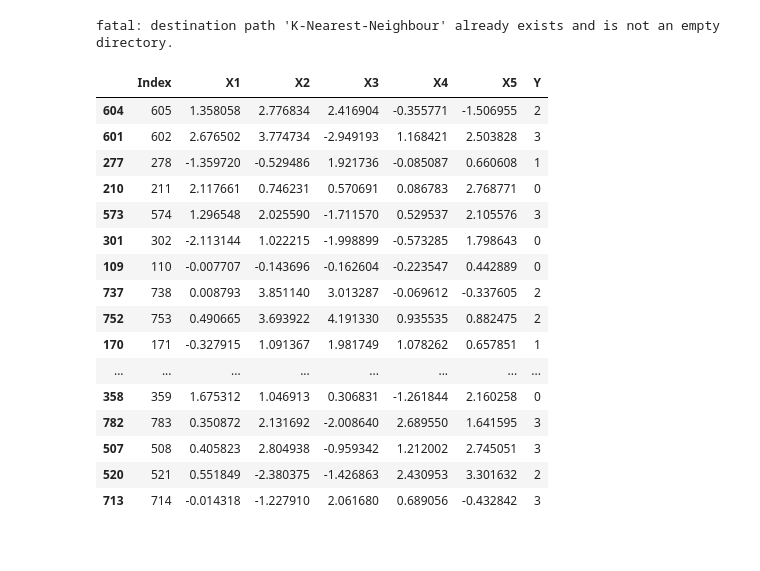
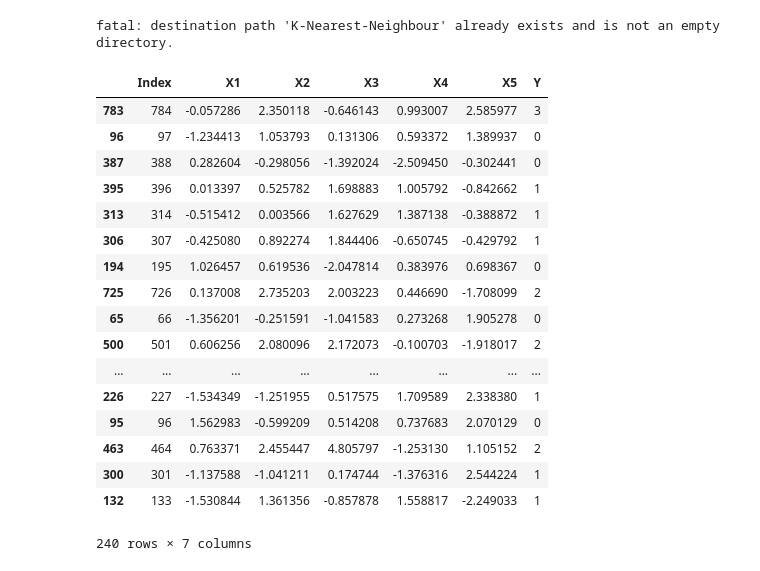
Before and after one commit to rizkiar00/K-Nearest-Neighbour, a Jupyter notebook: KNN.ipynb, the cells around one changed output. Saved outputs shown, nothing was run; the diff lists cells and outputs as text; code cells hidden in the pictures.

```diff
--- a/KNN.ipynb
+++ b/KNN.ipynb
@@ -13,26 +13,27 @@ from sklearn.metrics import classification_report,confusion_matrix
 fatal: destination path 'K-Nearest-Neighbour' already exists and is not an empty directory.
 # %%
 datatraining = pd.read_csv('K-Nearest-Neighbour/DataTrain_Tugas3_AI.csv',skipinitialspace=True) #Masukkan Data dan Buat Data Training
-datasample = datatraining.sample(n=30)
+datasample = datatraining.sample(n=240)
 datasample
 # %% [output]
 |  | Index | X1 | X2 | X3 | X4 | X5 | Y |
-| 604 | 605 | 1.358058 | 2.776834 | 2.416904 | -0.355771 | -1.506955 | 2 |
-| 601 | 602 | 2.676502 | 3.774734 | -2.949193 | 1.168421 | 2.503828 | 3 |
-| 277 | 278 | -1.359720 | -0.529486 | 1.921736 | -0.085087 | 0.660608 | 1 |
-| 210 | 211 | 2.117661 | 0.746231 | 0.570691 | 0.086783 | 2.768771 | 0 |
-| 573 | 574 | 1.296548 | 2.025590 | -1.711570 | 0.529537 | 2.105576 | 3 |
-| 301 | 302 | -2.113144 | 1.022215 | -1.998899 | -0.573285 | 1.798643 | 0 |
-| 109 | 110 | -0.007707 | -0.143696 | -0.162604 | -0.223547 | 0.442889 | 0 |
-| 737 | 738 | 0.008793 | 3.851140 | 3.013287 | -0.069612 | -0.337605 | 2 |
-| 752 | 753 | 0.490665 | 3.693922 | 4.191330 | 0.935535 | 0.882475 | 2 |
-| 170 | 171 | -0.327915 | 1.091367 | 1.981749 | 1.078262 | 0.657851 | 1 |
+| 783 | 784 | -0.057286 | 2.350118 | -0.646143 | 0.993007 | 2.585977 | 3 |
+| 96 | 97 | -1.234413 | 1.053793 | 0.131306 | 0.593372 | 1.389937 | 0 |
+| 387 | 388 | 0.282604 | -0.298056 | -1.392024 | -2.509450 | -0.302441 | 0 |
+| 395 | 396 | 0.013397 | 0.525782 | 1.698883 | 1.005792 | -0.842662 | 1 |
+| 313 | 314 | -0.515412 | 0.003566 | 1.627629 | 1.387138 | -0.388872 | 1 |
+| 306 | 307 | -0.425080 | 0.892274 | 1.844406 | -0.650745 | -0.429792 | 1 |
+| 194 | 195 | 1.026457 | 0.619536 | -2.047814 | 0.383976 | 0.698367 | 0 |
+| 725 | 726 | 0.137008 | 2.735203 | 2.003223 | 0.446690 | -1.708099 | 2 |
+| 65 | 66 | -1.356201 | -0.251591 | -1.041583 | 0.273268 | 1.905278 | 0 |
+| 500 | 501 | 0.606256 | 2.080096 | 2.172073 | -0.100703 | -1.918017 | 2 |
 | ... | ... | ... | ... | ... | ... | ... | ... |
-| 358 | 359 | 1.675312 | 1.046913 | 0.306831 | -1.261844 | 2.160258 | 0 |
-| 782 | 783 | 0.350872 | 2.131692 | -2.008640 | 2.689550 | 1.641595 | 3 |
-| 507 | 508 | 0.405823 | 2.804938 | -0.959342 | 1.212002 | 2.745051 | 3 |
-| 520 | 521 | 0.551849 | -2.380375 | -1.426863 | 2.430953 | 3.301632 | 2 |
-| 713 | 714 | -0.014318 | -1.227910 | 2.061680 | 0.689056 | -0.432842 | 3 |
+| 226 | 227 | -1.534349 | -1.251955 | 0.517575 | 1.709589 | 2.338380 | 1 |
+| 95 | 96 | 1.562983 | -0.599209 | 0.514208 | 0.737683 | 2.070129 | 0 |
+| 463 | 464 | 0.763371 | 2.455447 | 4.805797 | -1.253130 | 1.105152 | 2 |
+| 300 | 301 | -1.137588 | -1.041211 | 0.174744 | -1.376316 | 2.544224 | 1 |
+| 132 | 133 | -1.530844 | 1.361356 | -0.857878 | 1.558817 | -2.249033 | 1 |
+240 rows × 7 columns
 # %%
 datasisa = datatraining.drop(datasample.index) #Buat data yang ada datatest tapi tidak ada datatraining
 datasisahasil = datasisa.pop('Y') #Pisahin inputan sama outpu
```
Also changed, not shown: parts of 1 cell of this notebook.
